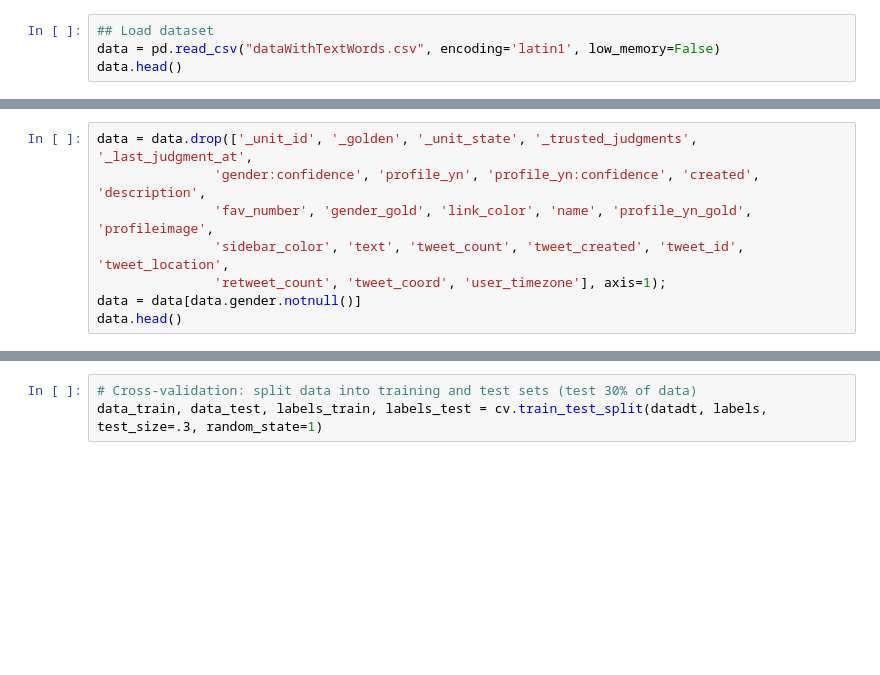
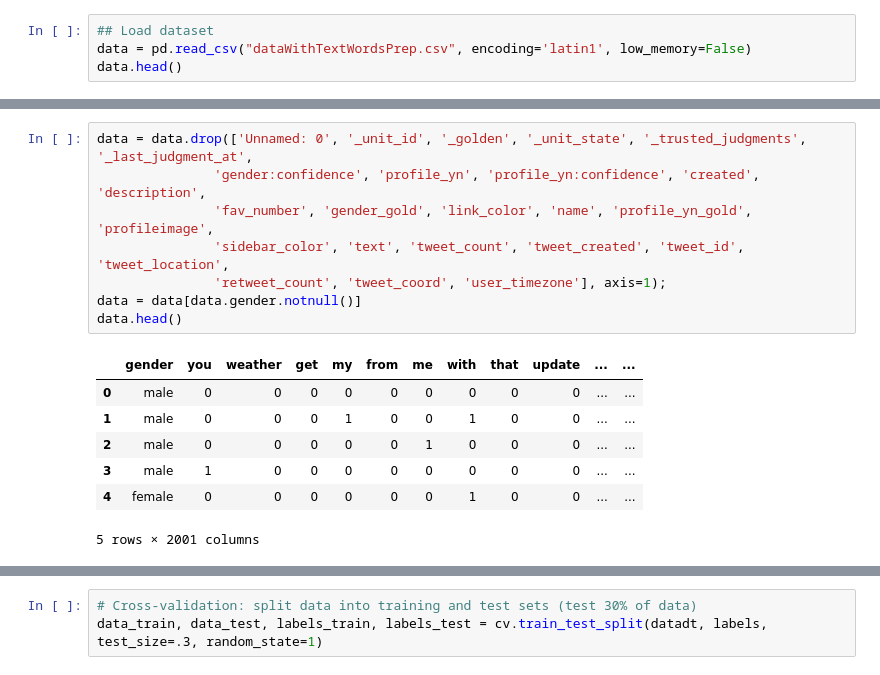
Before and after one commit to ribes96/Grau-MD, a Jupyter notebook: Entrega2/DT_method_with_text.ipynb, the cells around one changed output, grey strips where cells are left out. Cells and saved outputs as stored; diff of their text form; blank space fills up the shorter version.

```diff
--- a/Entrega2/DT_method_with_text.ipynb
+++ b/Entrega2/DT_method_with_text.ipynb
@@ -7,4 +10,4 @@ import sklearn
 # %%
 ## Load dataset
-data = pd.read_csv("dataWithTextWords.csv", encoding='latin1', low_memory=False)
+data = pd.read_csv("dataWithTextWordsPrep.csv", encoding='latin1', low_memory=False)
 data.head()
@@ -11,11 +22,19 @@ data.head()
 # %%
-data = data.drop(['_unit_id', '_golden', '_unit_state', '_trusted_judgments', '_last_judgment_at',
+data = data.drop(['Unnamed: 0', '_unit_id', '_golden', '_unit_state', '_trusted_judgments', '_last_judgment_at',
                'gender:confidence', 'profile_yn', 'profile_yn:confidence', 'created', 'description',
                'fav_number', 'gender_gold', 'link_color', 'name', 'profile_yn_gold', 'profileimage',
                'sidebar_color', 'text', 'tweet_count', 'tweet_created', 'tweet_id', 'tweet_location',
                'retweet_count', 'tweet_coord', 'user_timezone'], axis=1);
 data = data[data.gender.notnull()]
 data.head()
+# %% [output]
+|  | gender | you | weather | get | my | from | me | with | that | update | ... | ... |
+| 0 | male | 0 | 0 | 0 | 0 | 0 | 0 | 0 | 0 | 0 | ... | ... |
+| 1 | male | 0 | 0 | 0 | 1 | 0 | 0 | 1 | 0 | 0 | ... | ... |
+| 2 | male | 0 | 0 | 0 | 0 | 0 | 1 | 0 | 0 | 0 | ... | ... |
+| 3 | male | 1 | 0 | 0 | 0 | 0 | 0 | 0 | 0 | 0 | ... | ... |
+| 4 | female | 0 | 0 | 0 | 0 | 0 | 0 | 1 | 0 | 0 | ... | ... |
+5 rows × 2001 columns
 # %%
 # All values must be numeric, label included
 def genderToNumeric(gender) :
```
Also changed, not shown: parts of 12 cells of this notebook.
